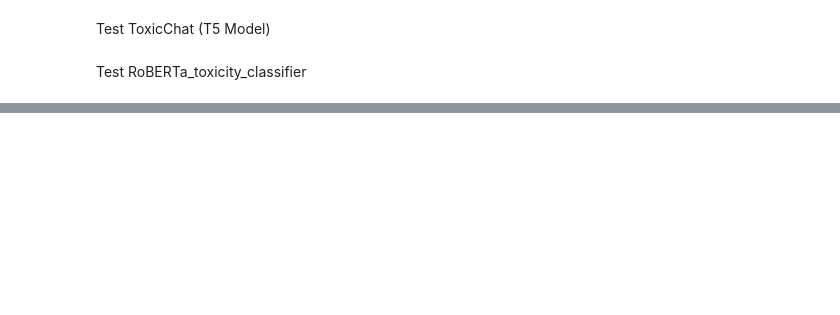
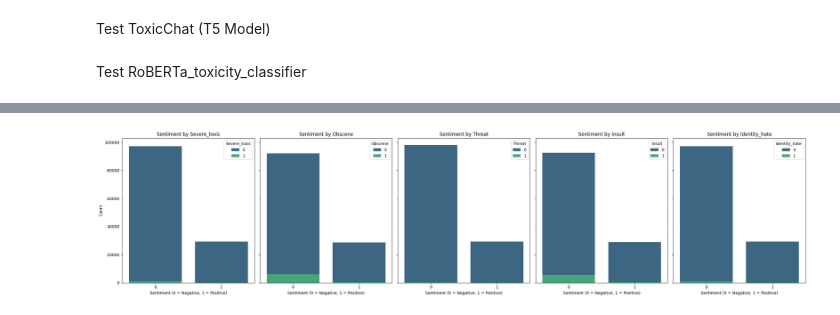
Before and after one commit to melodymassis/Transformer-Model-Efficiency, a Jupyter notebook: ModelTesting.ipynb, the cells around one changed output, grey strips where cells are left out. Saved outputs shown, nothing was run; the diff lists cells and outputs as text; code cells hidden in the pictures; blank space fills up the shorter version.

```diff
--- a/ModelTesting.ipynb
+++ b/ModelTesting.ipynb
@@ -664,0 +888,28 @@ print(result)
+# %%
+# analyzing how sentiment scores vary by sub-label:
+sub_labels = ['severe_toxic', 'obscene', 'threat', 'insult', 'identity_hate']
+
+# Create a figure with subplots (1 row, 5 columns for sub-labels)
+fig, axes = plt.subplots(1, len(sub_labels), figsize=(25, 6), sharey=True)
+
+for ax, label in zip(axes, sub_labels):
+    sns.countplot(
+        ax=ax,
+        x='sentiment_score',
+        hue=label,
+        data=train_data,
+        palette="viridis",
+        dodge=False
+    )
+    ax.set_title(f'Sentiment by {label.capitalize()}')
+    ax.set_xlabel('Sentiment (0 = Negative, 1 = Positive)')
+    ax.set_ylabel('Count')
+
+    # Add a legend to indicate the meaning of the hue
+    ax.legend(title=label.capitalize(), loc='upper right')
+
+# Adjust layout
+plt.tight_layout()
+plt.show()
+# %% [output]
+[figure, added]
```
Also changed, not shown: parts of 96 cells of this notebook, 4 other files.
